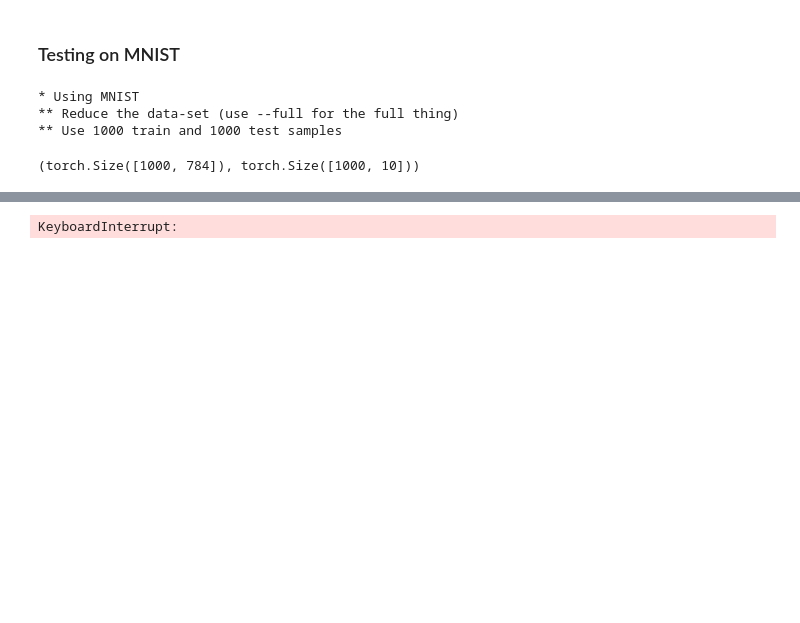
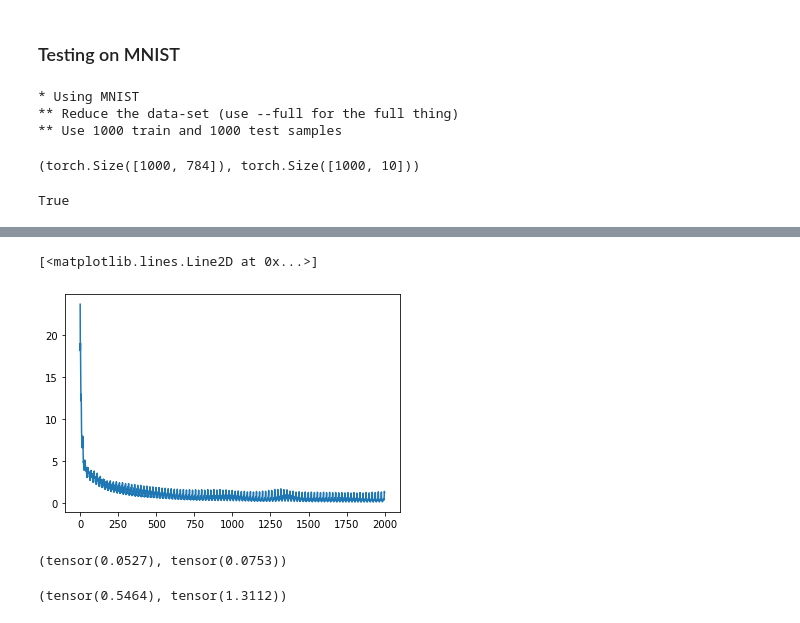
Before and after one commit to lustea0201/dl_projects, a Jupyter notebook: project2/main.ipynb, the cells around one changed output, grey strips where cells are left out. Drawn from its saved outputs; the diff is of its cells as text; code cells hidden in the pictures; blank space fills up the shorter version.

```diff
--- a/project2/main.ipynb
+++ b/project2/main.ipynb
@@ -608,21 +213,27 @@ class Sequential(Module):
+# %%
+s = 'xavier_relu'
+s.startswith('xavier')
+# %% [output]
+True
 # %%
-LS = LossBCE()
+LS = LossMSE()
 
 input_dim, h1, h2, h3, output_dim = 28**2, 100, 50, 20, 10
 
-model = Sequential(Linear(input_dim, h1),
+init = 'xavier'
+model = Sequential(Linear(input_dim, h1, init),
                    Tanh(),
-                   Linear(h1, h2),
+                   Linear(h1, h2, init),
                    Tanh(),
-                   Linear(h2, h3),
+                   Linear(h2, h3, init),
                    Tanh(),
-                   Linear(h3, output_dim))
+                   Linear(h3, output_dim, init))
 
 
 losses, d_w, d_b = [], [], []
 
 
-nb_epochs = 1000
+nb_epochs = 100
 mini_batch_size = 50
 lr = 1e-2/n_samples*mini_batch_size
 
@@ -650,7 +261,7 @@ for epoch in range(nb_epochs):
 
         losses.append(loss.item())
 
-    if epoch %50 == 1:
+    if epoch %10 == 1:
         prediction_train = model.forward(train_input).argmax(axis = 1)
         target_train = train_target.argmax(axis = 1)
         accuracy_train = (prediction_train == target_train).sum()/len(target_train)
@@ -683 +287,2 @@ gradient torch.Size([50, 50]) torch.Size([50, 20])
-KeyboardInterrupt:
+[<matplotlib.lines.Line2D at 0x...>]
+[figure, added]
@@ -756,0 +298,9 @@ train(model, nb_epochs, LS, lr, mini_batch_size)
+# %%
+x = torch.randn(1000)
+
+for i in range(1000):
+    a = kaiming(1000, 1000)
+    x = relu(a @ x)
+x.mean(), x.std()
+# %% [output]
+(tensor(0.0527), tensor(0.0753))
@@ -756,0 +312,4 @@ train(model, nb_epochs, LS, lr, mini_batch_size)
+# %%
+x.mean(), x.std()
+# %% [output]
+(tensor(0.5464), tensor(1.3112))
```
Also changed, not shown: parts of 17 cells of this notebook, 1 other file.
